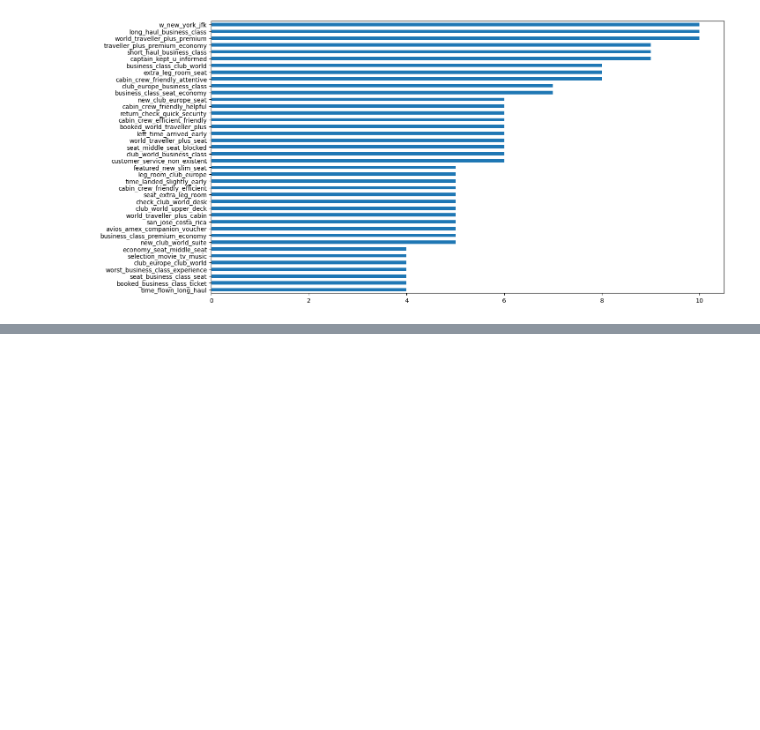
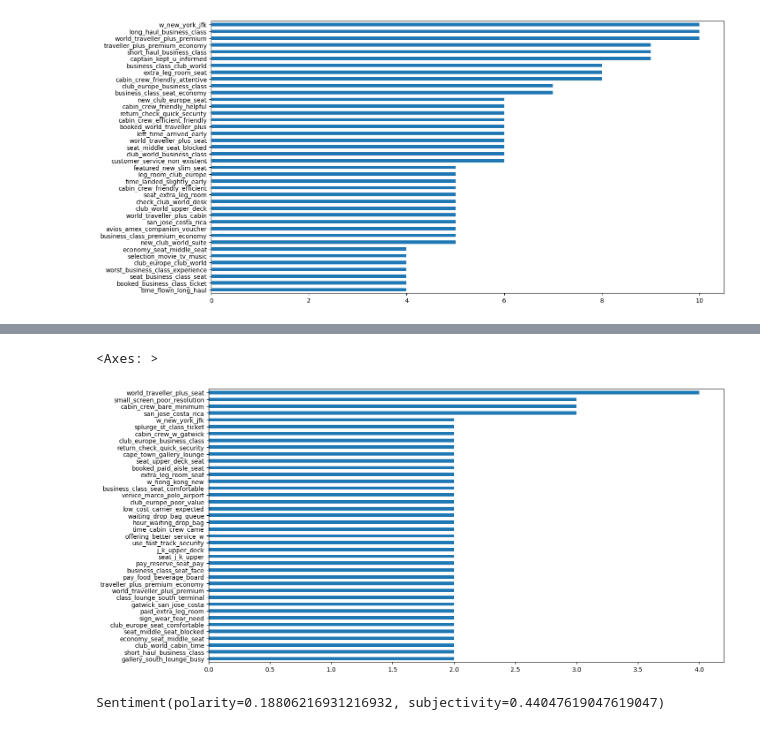
Before and after one commit to Ibeabuchi1/BA_internship, a Jupyter notebook: eda/eda_review.ipynb, the cells around one changed output, grey strips where cells are left out. Cells and saved outputs as stored; diff of their text form; code cells hidden in the pictures; blank space fills up the shorter version.

```diff
--- a/eda/eda_review.ipynb
+++ b/eda/eda_review.ipynb
@@ -349,0 +327,7 @@ Error:
+# %%
+new_review_4_6 = [ word for word in words_4_6 if word not in stopwords]
+
+get_freq_dist(new_review_4_6, 4)
+# %% [output]
+<Axes: >
+[figure, added]
@@ -349,0 +349,4 @@ Error:
+# %%
+sent.sentiment
+# %% [output]
+Sentiment(polarity=0.18806216931216932, subjectivity=0.44047619047619047)
```
Also changed, not shown: parts of 17 cells of this notebook.
